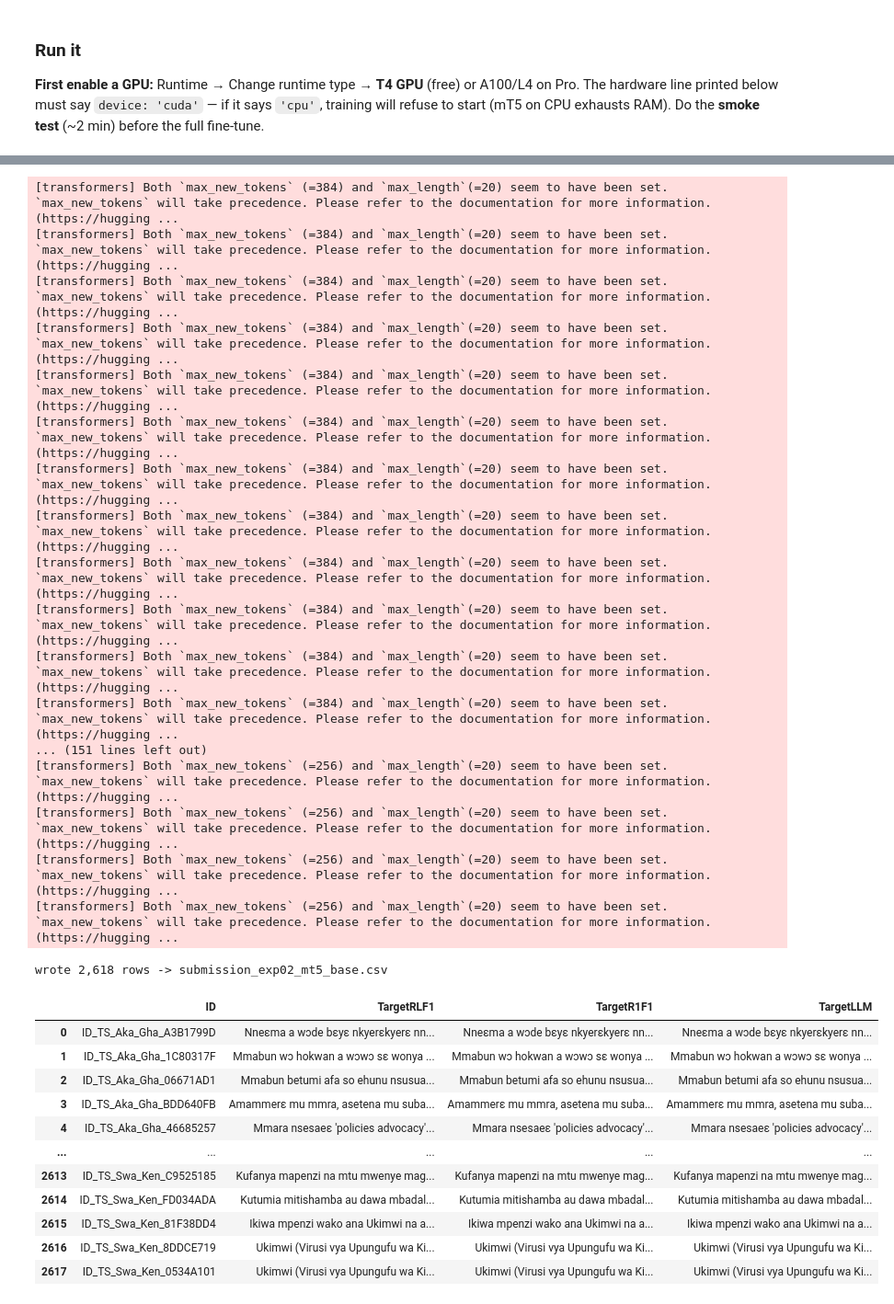
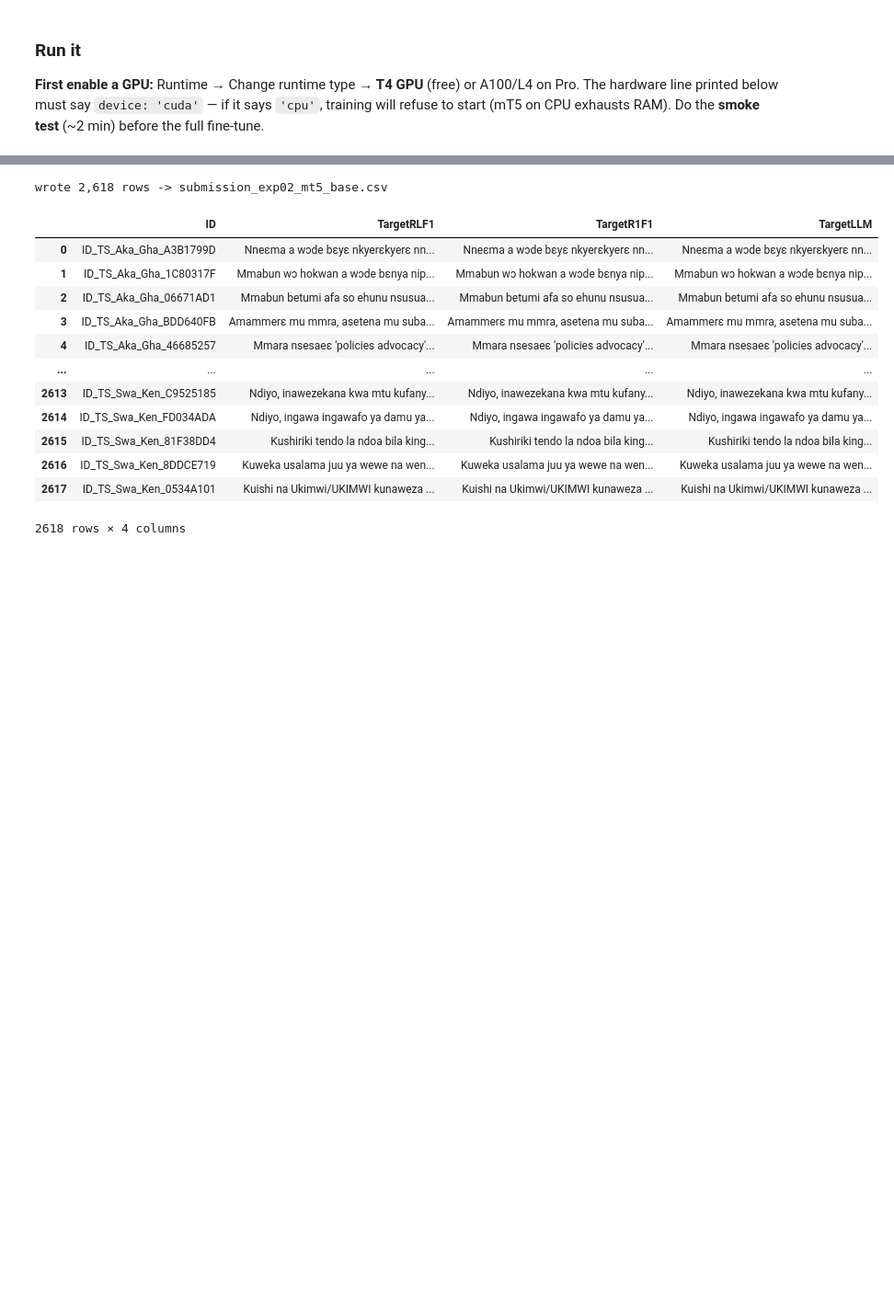
Before and after one commit to icyeza/African-Language-Health-QA-Challenge, a Jupyter notebook: health_qa_master.ipynb, the cells around one changed output, grey strips where cells are left out. Shown at 92% size. Drawn from its saved outputs; the diff is of its cells as text; code cells hidden in the pictures; blank space fills up the shorter version.

```diff
--- a/health_qa_master.ipynb
+++ b/health_qa_master.ipynb
@@ -933,35 +945,19 @@ test-reweighted: R1=0.2961 RL=0.2195 weighted=0.2578  <- leaderboard estimate
 # %%
 # @colab-only  -- Experiment 2 submission for Test
-test_answers = generate_answers(trainer.model, tok, test, prompt_template=cfg.prompt_template)
+test_answers = generate_answers(trainer.model, tok, test, prompt_template=cfg.prompt_template, num_beams=1, batch_size=32)
 write_submission(test["ID"], test_answers, "submission_exp02_mt5_base.csv")
 # %% [output]
-[transformers] Both `max_new_tokens` (=384) and `max_length`(=20) seem to have been set. `max_new_tokens` will take precedence. Please refer to the documentation for more information. (https://hugging ...
-[transformers] Both `max_new_tokens` (=384) and `max_length`(=20) seem to have been set. `max_new_tokens` will take precedence. Please refer to the documentation for more information. (https://hugging ...
-[transformers] Both `max_new_tokens` (=384) and `max_length`(=20) seem to have been set. `max_new_tokens` will take precedence. Please refer to the documentation for more information. (https://hugging ...
-[transformers] Both `max_new_tokens` (=384) and `max_length`(=20) seem to have been set. `max_new_tokens` will take precedence. Please refer to the documentation for more information. (https://hugging ...
-[transformers] Both `max_new_tokens` (=384) and `max_length`(=20) seem to have been set. `max_new_tokens` will take precedence. Please refer to the documentation for more information. (https://hugging ...
-[transformers] Both `max_new_tokens` (=384) and `max_length`(=20) seem to have been set. `max_new_tokens` will take precedence. Please refer to the documentation for more information. (https://hugging ...
-[transformers] Both `max_new_tokens` (=384) and `max_length`(=20) seem to have been set. `max_new_tokens` will take precedence. Please refer to the documentation for more information. (https://hugging ...
-[transformers] Both `max_new_tokens` (=384) and `max_length`(=20) seem to have been set. `max_new_tokens` will take precedence. Please refer to the documentation for more information. (https://hugging ...
-[transformers] Both `max_new_tokens` (=384) and `max_length`(=20) seem to have been set. `max_new_tokens` will take precedence. Please refer to the documentation for more information. (https://hugging ...
-[transformers] Both `max_new_tokens` (=384) and `max_length`(=20) seem to have been set. `max_new_tokens` will take precedence. Please refer to the documentation for more information. (https://hugging ...
-[transformers] Both `max_new_tokens` (=384) and `max_length`(=20) seem to have been set. `max_new_tokens` will take precedence. Please refer to the documentation for more information. (https://hugging ...
-[transformers] Both `max_new_tokens` (=384) and `max_length`(=20) seem to have been set. `max_new_tokens` will take precedence. Please refer to the documentation for more information. (https://hugging ...
-... (151 lines left out)
-[transformers] Both `max_new_tokens` (=256) and `max_length`(=20) seem to have been set. `max_new_tokens` will take precedence. Please refer to the documentation for more information. (https://hugging ...
-[transformers] Both `max_new_tokens` (=256) and `max_length`(=20) seem to have been set. `max_new_tokens` will take precedence. Please refer to the documentation for more information. (https://hugging ...
-[transformers] Both `max_new_tokens` (=256) and `max_length`(=20) seem to have been set. `max_new_tokens` will take precedence. Please refer to the documentation for more information. (https://hugging ...
-[transformers] Both `max_new_tokens` (=256) and `max_length`(=20) seem to have been set. `max_new_tokens` will take precedence. Please refer to the documentation for more information. (https://hugging ...
+wrote 2,618 rows -> submission_exp02_mt5_base.csv
+|  | ID | TargetRLF1 | TargetR1F1 | TargetLLM |
+| 0 | ID_TS_Aka_Gha_A3B1799D | Nneɛma a wɔde bɛyɛ nkyerɛkyerɛ nn... | Nneɛma a wɔde bɛyɛ nkyerɛkyerɛ nn... | Nneɛma a wɔde bɛyɛ nkyerɛkyerɛ nn... |
+| 1 | ID_TS_Aka_Gha_1C80317F | Mmabun wɔ hokwan a wɔde bɛnya nip... | Mmabun wɔ hokwan a wɔde bɛnya nip... | Mmabun wɔ hokwan a wɔde bɛnya nip... |
+| 2 | ID_TS_Aka_Gha_06671AD1 | Mmabun betumi afa so ehunu nsusua... | Mmabun betumi afa so ehunu nsusua... | Mmabun betumi afa so ehunu nsusua... |
+| 3 | ID_TS_Aka_Gha_BDD640FB | Amammerɛ mu mmra, asetena mu suba... | Amammerɛ mu mmra, asetena mu suba... | Amammerɛ mu mmra, asetena mu suba... |
+| 4 | ID_TS_Aka_Gha_46685257 | Mmara nsesaeɛ 'policies advocacy'... | Mmara nsesaeɛ 'policies advocacy'... | Mmara nsesaeɛ 'policies advocacy'... |
+| ... | ... | ... | ... | ... |
+| 2613 | ID_TS_Swa_Ken_C9525185 | Ndiyo, inawezekana kwa mtu kufany... | Ndiyo, inawezekana kwa mtu kufany... | Ndiyo, inawezekana kwa mtu kufany... |
+| 2614 | ID_TS_Swa_Ken_FD034ADA | Ndiyo, ingawa ingawafo ya damu ya... | Ndiyo, ingawa ingawafo ya damu ya... | Ndiyo, ingawa ingawafo ya damu ya... |
+| 2615 | ID_TS_Swa_Ken_81F38DD4 | Kushiriki tendo la ndoa bila king... | Kushiriki tendo la ndoa bila king... | Kushiriki tendo la ndoa bila king... |
+| 2616 | ID_TS_Swa_Ken_8DDCE719 | Kuweka usalama juu ya wewe na wen... | Kuweka usalama juu ya wewe na wen... | Kuweka usalama juu ya wewe na wen... |
+| 2617 | ID_TS_Swa_Ken_0534A101 | Kuishi na Ukimwi/UKIMWI kunaweza ... | Kuishi na Ukimwi/UKIMWI kunaweza ... | Kuishi na Ukimwi/UKIMWI kunaweza ... |
-wrote 2,618 rows -> submission_exp02_mt5_base.csv
+2618 rows × 4 columns
-|  | ID | TargetRLF1 | TargetR1F1 | TargetLLM |
-| 0 | ID_TS_Aka_Gha_A3B1799D | Nneɛma a wɔde bɛyɛ nkyerɛkyerɛ nn... | Nneɛma a wɔde bɛyɛ nkyerɛkyerɛ nn... | Nneɛma a wɔde bɛyɛ nkyerɛkyerɛ nn... |
-| 1 | ID_TS_Aka_Gha_1C80317F | Mmabun wɔ hokwan a wɔwɔ sɛ wonya ... | Mmabun wɔ hokwan a wɔwɔ sɛ wonya ... | Mmabun wɔ hokwan a wɔwɔ sɛ wonya ... |
-| 2 | ID_TS_Aka_Gha_06671AD1 | Mmabun betumi afa so ehunu nsusua... | Mmabun betumi afa so ehunu nsusua... | Mmabun betumi afa so ehunu nsusua... |
-| 3 | ID_TS_Aka_Gha_BDD640FB | Amammerɛ mu mmra, asetena mu suba... | Amammerɛ mu mmra, asetena mu suba... | Amammerɛ mu mmra, asetena mu suba... |
-| 4 | ID_TS_Aka_Gha_46685257 | Mmara nsesaeɛ 'policies advocacy'... | Mmara nsesaeɛ 'policies advocacy'... | Mmara nsesaeɛ 'policies advocacy'... |
-| ... | ... | ... | ... | ... |
-| 2613 | ID_TS_Swa_Ken_C9525185 | Kufanya mapenzi na mtu mwenye mag... | Kufanya mapenzi na mtu mwenye mag... | Kufanya mapenzi na mtu mwenye mag... |
-| 2614 | ID_TS_Swa_Ken_FD034ADA | Kutumia mitishamba au dawa mbadal... | Kutumia mitishamba au dawa mbadal... | Kutumia mitishamba au dawa mbadal... |
-| 2615 | ID_TS_Swa_Ken_81F38DD4 | Ikiwa mpenzi wako ana Ukimwi na a... | Ikiwa mpenzi wako ana Ukimwi na a... | Ikiwa mpenzi wako ana Ukimwi na a... |
-| 2616 | ID_TS_Swa_Ken_8DDCE719 | Ukimwi (Virusi vya Upungufu wa Ki... | Ukimwi (Virusi vya Upungufu wa Ki... | Ukimwi (Virusi vya Upungufu wa Ki... |
-| 2617 | ID_TS_Swa_Ken_0534A101 | Ukimwi (Virusi vya Upungufu wa Ki... | Ukimwi (Virusi vya Upungufu wa Ki... | Ukimwi (Virusi vya Upungufu wa Ki... |
```
Also changed, not shown: parts of 30 cells of this notebook.
